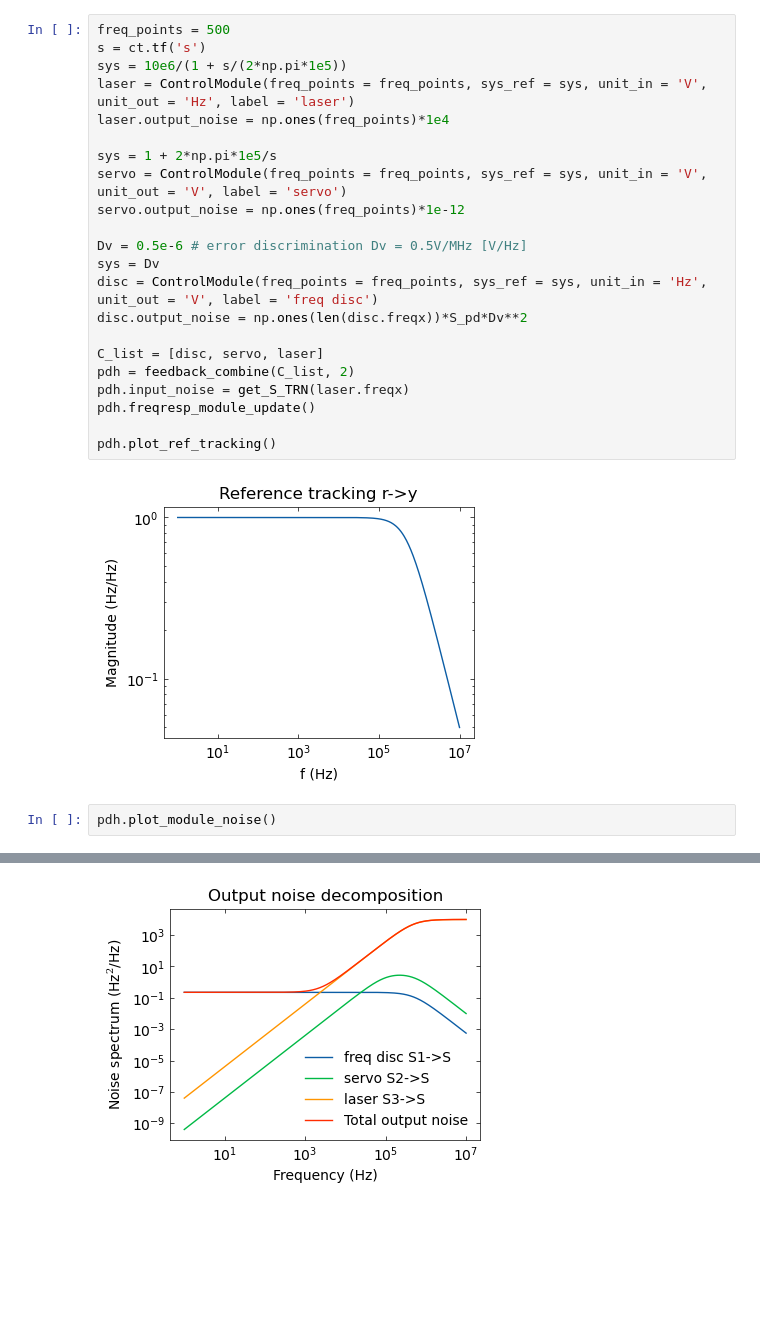
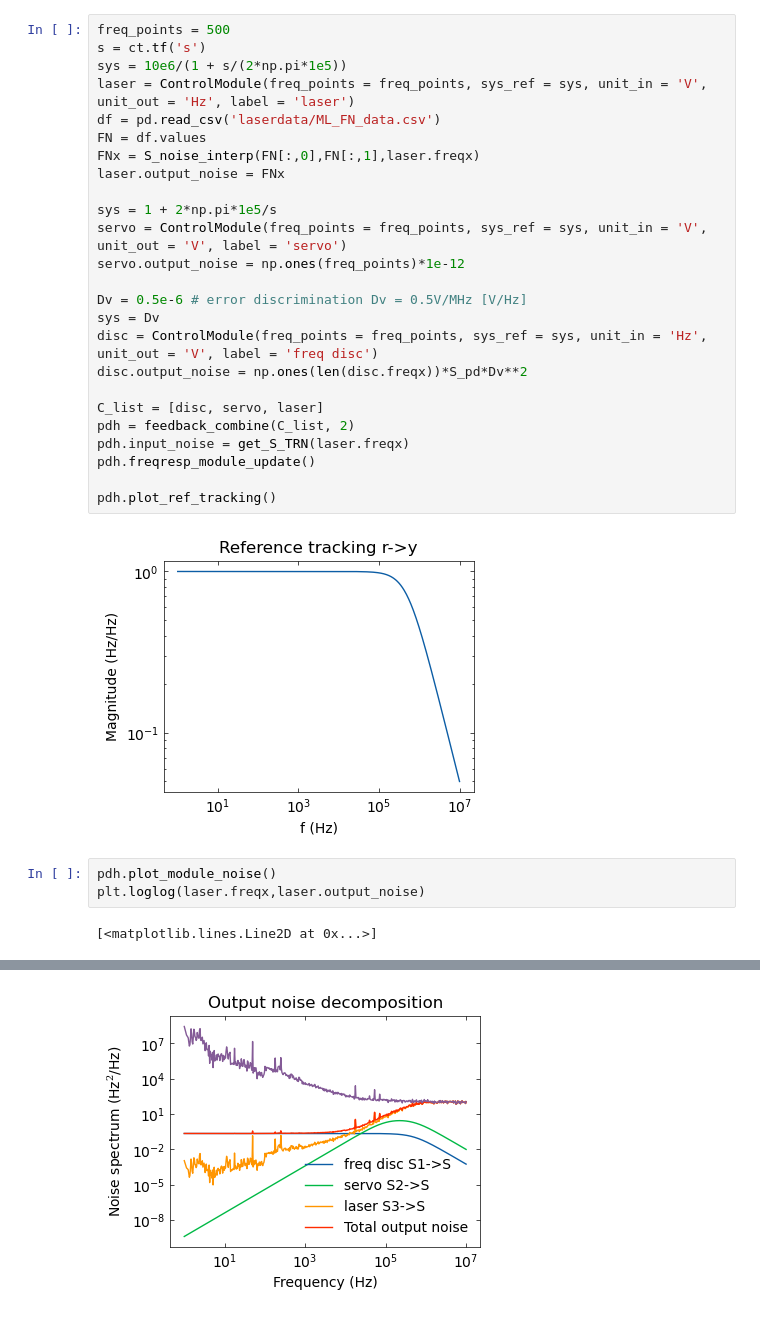
Before and after one commit to kaikai-liu/pyphotonicsims, a Jupyter notebook: notebook/PDH modeling.ipynb, the cells around one changed output, grey strips where cells are left out. Drawn from its saved outputs; the diff is of its cells as text; blank space fills up the shorter version.

```diff
--- a/notebook/PDH modeling.ipynb
+++ b/notebook/PDH modeling.ipynb
@@ -27,7 +33,10 @@ freq_points = 500
 s = ct.tf('s')
 sys = 10e6/(1 + s/(2*np.pi*1e5))
 laser = ControlModule(freq_points = freq_points, sys_ref = sys, unit_in = 'V', unit_out = 'Hz', label = 'laser')
-laser.output_noise = np.ones(freq_points)*1e4
+df = pd.read_csv('laserdata/ML_FN_data.csv')
+FN = df.values
+FNx = S_noise_interp(FN[:,0],FN[:,1],laser.freqx)
+laser.output_noise = FNx
 
 sys = 1 + 2*np.pi*1e5/s
 servo = ControlModule(freq_points = freq_points, sys_ref = sys, unit_in = 'V', unit_out = 'V', label = 'servo')
@@ -48,4 +57,6 @@ pdh.plot_ref_tracking()
 [figure]
 # %%
 pdh.plot_module_noise()
+plt.loglog(laser.freqx,laser.output_noise)
 # %% [output]
+[<matplotlib.lines.Line2D at 0x...>]
@@ -53 +64 @@ pdh.plot_module_noise()
-[figure, old version]
+[figure, new version]
```
Also changed, not shown: parts of 2 cells of this notebook, 8 other files.
